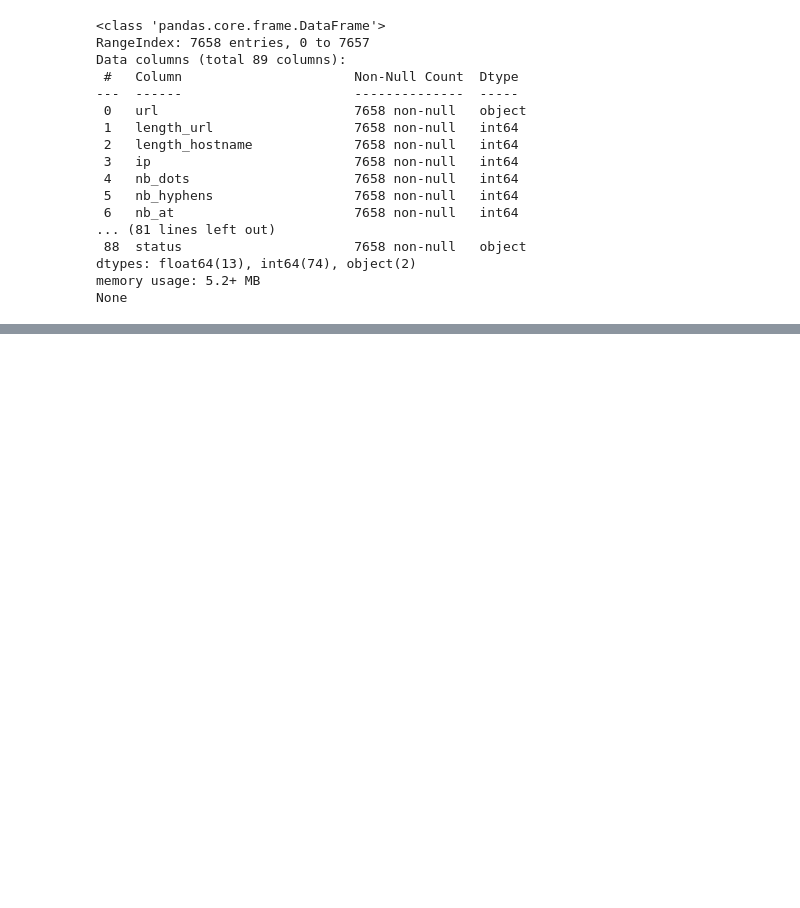
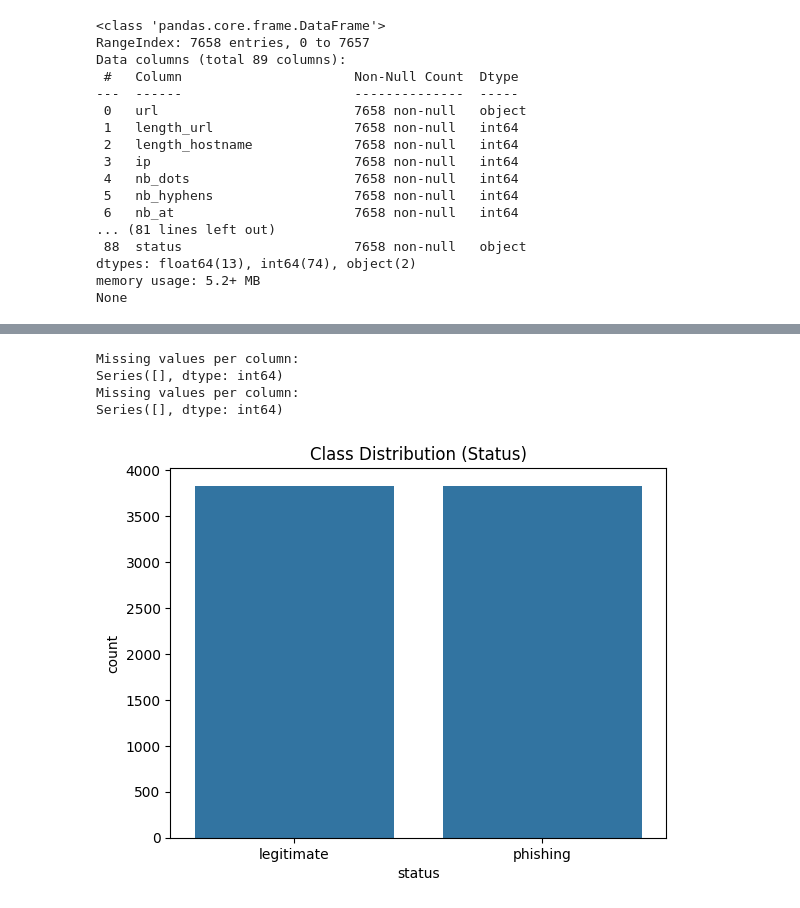
Before and after one commit to matix329/quantum-phish-detector, a Jupyter notebook: Database/data_summary.ipynb, the cells around one changed output, grey strips where cells are left out. Drawn from its saved outputs; the diff is of its cells as text; code cells hidden in the pictures; blank space fills up the shorter version.

```diff
--- a/Database/data_summary.ipynb
+++ b/Database/data_summary.ipynb
@@ -31,0 +90,13 @@ print(test_data.info())
+# %%
+missing_values = train_data.isnull().sum()
+print("Missing values per column:")
+print(missing_values[missing_values > 0])
+
+missing_values_test = test_data.isnull().sum()
+print("Missing values per column:")
+print(missing_values_test[missing_values > 0])
+# %% [output]
+Missing values per column:
+Series([], dtype: int64)
+Missing values per column:
+Series([], dtype: int64)
@@ -31,0 +106,6 @@ print(test_data.info())
+# %%
+sns.countplot(data=train_data, x='status')
+plt.title("Class Distribution (Status)")
+plt.show()
+# %% [output]
+[figure, added]
```
Also changed, not shown: parts of 8 cells of this notebook.
